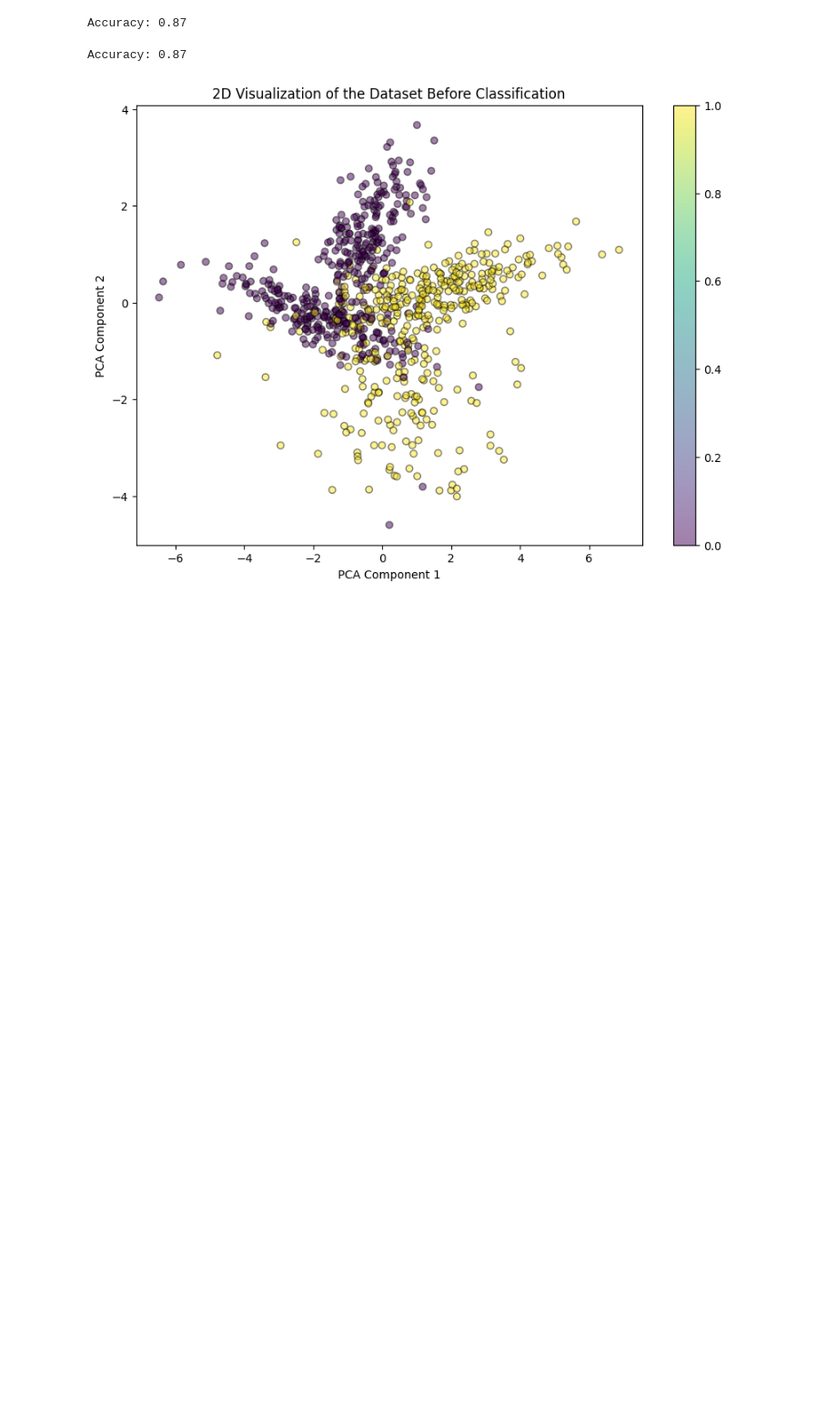
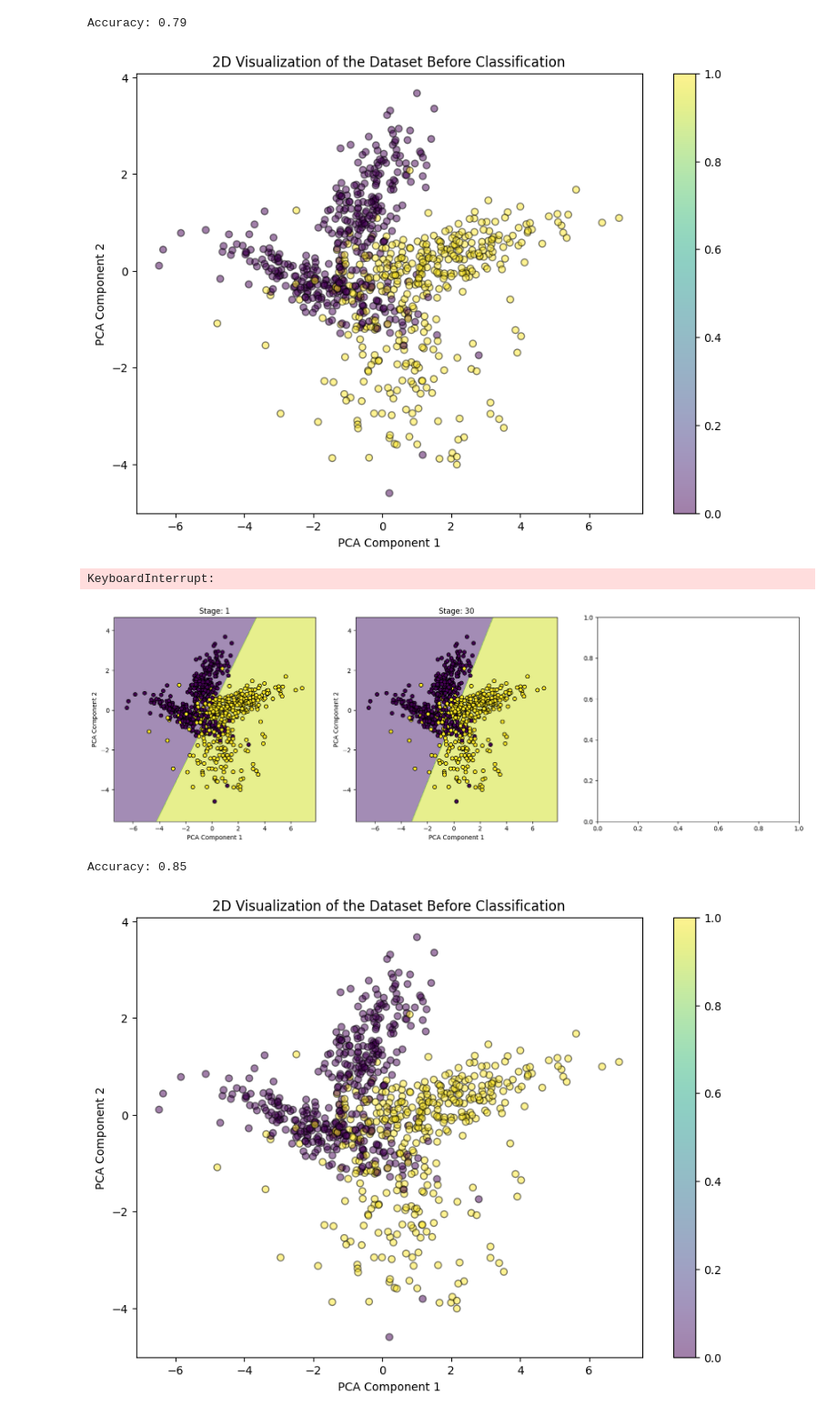
Before and after one commit to woojuck-woojuck/---01, a Jupyter notebook: AdaBoost/AdaBoost_svm.ipynb, the cells around one changed output. Shown at 91% size. Saved outputs shown, nothing was run; the diff lists cells and outputs as text; code cells hidden in the pictures; blank space fills up the shorter version.

```diff
--- a/AdaBoost/AdaBoost_svm.ipynb
+++ b/AdaBoost/AdaBoost_svm.ipynb
@@ -1,44 +1,94 @@
 # %%
 #모듈을 import
 # 라이브러리 로딩
-#AdaBoostClassifier, DecisionTreeClassibire
+#AdaBoostClassifier, SVM
 # make_classification -> 자동으로 분류 데이터셋 만들어줌
 # train_test_split 샘플 분리 라이브러리 사용
 # accuracy_score 확인 라이브러리 로딩
 
 from sklearn.ensemble import AdaBoostClassifier
-from sklearn.tree import DecisionTreeClassifier
+from sklearn.svm import SVC
 from sklearn.datasets import make_classification
 from sklearn.model_selection import train_test_split
 from sklearn.metrics import accuracy_score
 
 # 데이터셋 생성
 # 샘플개수는 1000, 특성은 42개, random_state = 42
 # random_state를 지정하면 항상 같은 결과 나옴
 X, y = make_classification(n_samples=1000, n_features=20, random_state=42)
 
 # 학습용 및 테스트용 데이터 분할
 # 학습용 데이터 80% 테스트 데이터 20%
 X_train, X_test, y_train, y_test = train_test_split(X, y, test_size=0.2, random_state=42)
 
 # 아다부스트 모델 생성
-estimator = DecisionTreeClassifier(max_depth=1)
+# 기본분류모델 SVM
+estimator = SVC(probability=True, kernel='linear', random_state=42)
 # AdaBoost분류기 base_estimator, estimator의 개수는 50이다
 # 학습률은 1.0 이고 random_state = 42
 model = AdaBoostClassifier(estimator=estimator, n_estimators=50, learning_rate=1.0, random_state=42)
 
 # 모델 학습
 model.fit(X_train, y_train)
 
 # 예측 및 평가
 y_pred = model.predict(X_test)
 accuracy = accuracy_score(y_test, y_pred)
 print(f'Accuracy: {accuracy:.2f}')
+
+# PCA를 사용하여 데이터 축소 및 시각화
+from sklearn.decomposition import PCA
+import matplotlib.pyplot as plt
+X, y = make_classification(n_samples=1000, n_features=20, random_state=42)
+pca = PCA(n_components=2)
+X_train_reduced = pca.fit_transform(X_train)
+plt.figure(figsize=(10, 7))
+scatter = plt.scatter(X_train_reduced[:, 0], X_train_reduced[:, 1], c=y_train, cmap='viridis', alpha=0.5, edgecolor='k')
+plt.colorbar(scatter)
+plt.title("2D Visualization of the Dataset Before Classification")
+plt.xlabel("PCA Component 1")
+plt.ylabel("PCA Component 2")
+plt.show()
+
+import numpy as np
+
+fig, axes = plt.subplots(1, 3, figsize=(20, 6))
+step = [1, 30, 50]  # 각 부스팅 단계
+
+for idx, stage in enumerate(step):
+    model.n_estimators = stage
+    model.fit(X_train_reduced, y_train)
+
+    # 결정 경계 시각화
+    x_min, x_max = X_train_reduced[:, 0].min() - 1, X_train_reduced[:, 0].max() + 1
+    y_min, y_max = X_train_reduced[:, 1].min() - 1, X_train_reduced[:, 1].max() + 1
+    xx, yy = np.meshgrid(np.arange(x_min, x_max, 0.01),
+                         np.arange(y_min, y_max, 0.01))
+
+    Z = model.predict(np.c_[xx.ravel(), yy.ravel()])
+    Z = Z.reshape(xx.shape)
+
+    axes[idx].contourf(xx, yy, Z, alpha=0.5, cmap='viridis')
+    scatter = axes[idx].scatter(X_train_reduced[:, 0], X_train_reduced[:, 1], c=y_train, cmap='viridis', edgecolor='k')
+    axes[idx].set_title(f'Stage: {stage}')
+    axes[idx].set_xlabel('PCA Component 1')
+    axes[idx].set_ylabel('PCA Component 2')
+
+plt.colorbar(scatter, ax=axes, orientation='horizontal', fraction=0.02, pad=0.1)
+plt.show()
 # %% [output]
-Accuracy: 0.87
+Accuracy: 0.79
+[figure, added]
+KeyboardInterrupt:
+[figure, added]
 # %%
 # 아다부스트 모델 생성
-estimator = DecisionTreeClassifier(max_depth=1)
+# 기본 분류 모델: 로지스틱 회귀
+# solver가 준 뉴턴방식의 최적화 알고리즘
+#
+estimator = LogisticRegression(solver='lbfgs', random_state=42)
+
+# 약한 학습기 50개 estimator로 사용, 학습률 1
 model = AdaBoostClassifier(estimator=estimator, n_estimators=50, learning_rate=1.0, random_state=42)
 
 # 모델 학습
@@ -49,7 +99,7 @@ y_pred = model.predict(X_test)
 accuracy = accuracy_score(y_test, y_pred)
 print(f'Accuracy: {accuracy:.2f}')
 # %% [output]
-Accuracy: 0.87
+Accuracy: 0.85
 # %%
 # PCA를 사용하여 데이터 축소 및 시각화
 from sklearn.decomposition import PCA
```
Also changed, not shown: parts of 1 cell of this notebook, 5 other files.
